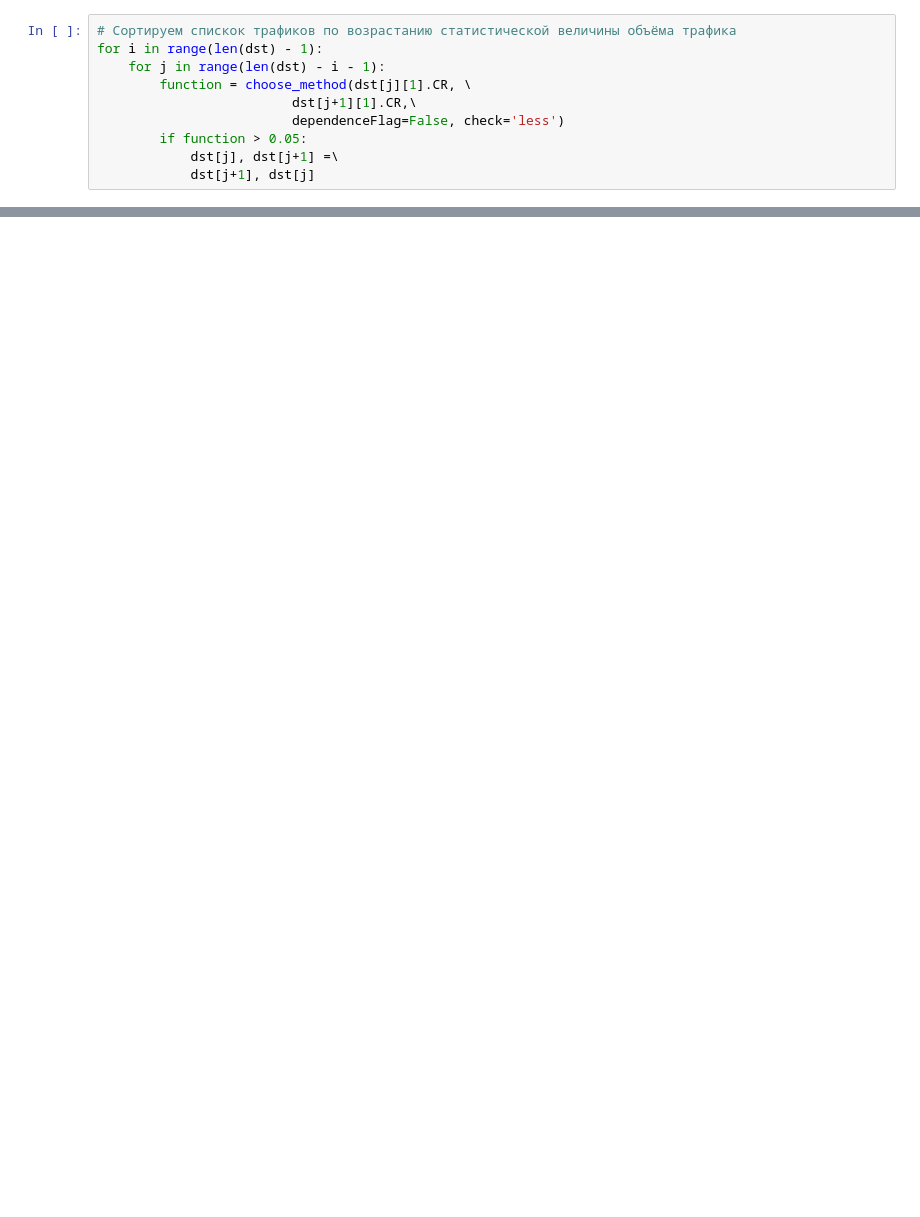
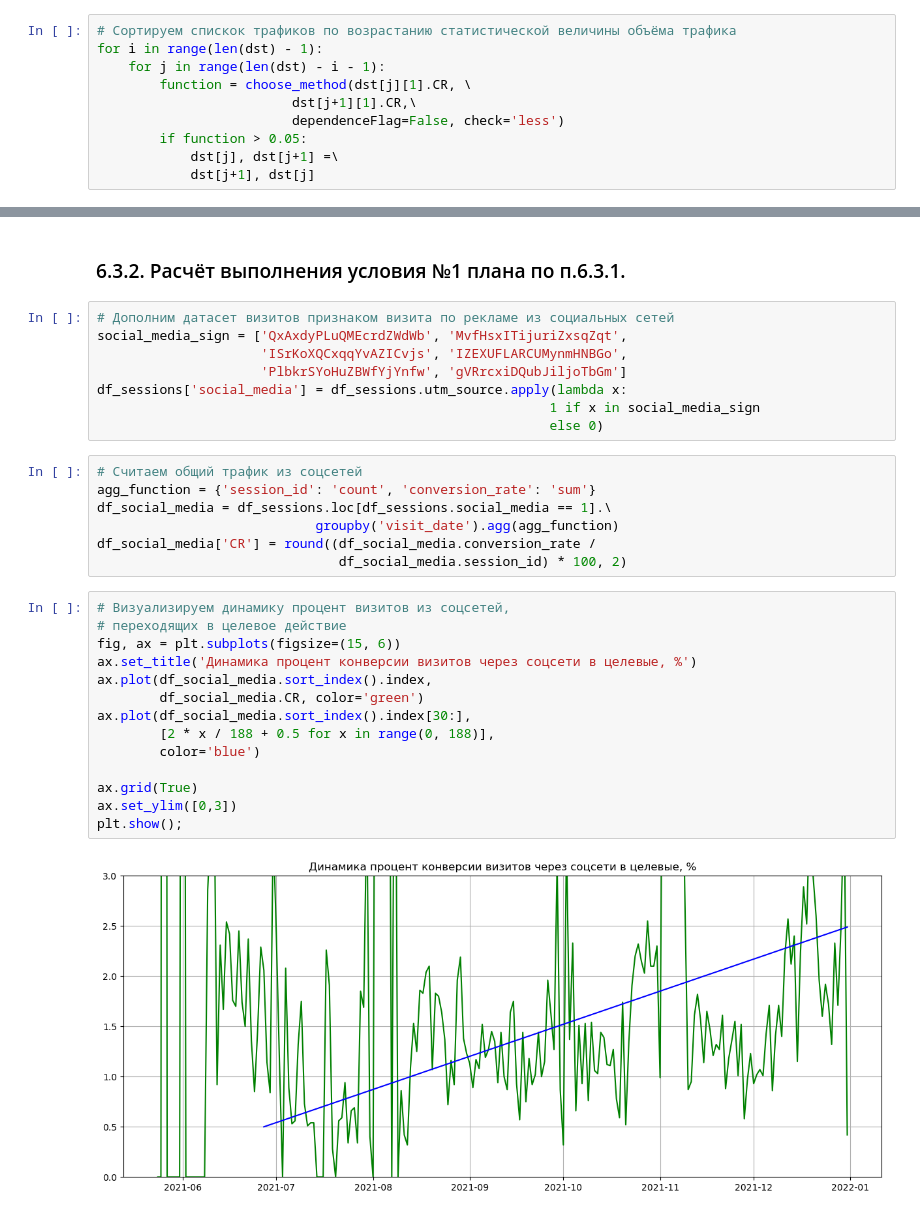
Before and after one commit to ArgentovS/SberAutoAnalyst, a Jupyter notebook: SberAuto.ipynb, the cells around one changed output, grey strips where cells are left out. Cells and saved outputs as stored; diff of their text form; blank space fills up the shorter version.

```diff
--- a/SberAuto.ipynb
+++ b/SberAuto.ipynb
@@ -826,0 +828,33 @@ plt.show();
+# %% [markdown]
+### 6.3.2. Расчёт выполнения условия №1 плана по п.6.3.1.
+# %%
+# Дополним датасет визитов признаком визита по рекламе из социальных сетей
+social_media_sign = ['QxAxdyPLuQMEcrdZWdWb', 'MvfHsxITijuriZxsqZqt',
+                     'ISrKoXQCxqqYvAZICvjs', 'IZEXUFLARCUMynmHNBGo',
+                     'PlbkrSYoHuZBWfYjYnfw', 'gVRrcxiDQubJiljoTbGm']
+df_sessions['social_media'] = df_sessions.utm_source.apply(lambda x:
+                                                          1 if x in social_media_sign
+                                                          else 0)
+# %%
+# Считаем общий трафик из соцсетей
+agg_function = {'session_id': 'count', 'conversion_rate': 'sum'}
+df_social_media = df_sessions.loc[df_sessions.social_media == 1].\
+                            groupby('visit_date').agg(agg_function)
+df_social_media['CR'] = round((df_social_media.conversion_rate /
+                               df_social_media.session_id) * 100, 2)
+# %%
+# Визуализируем динамику процент визитов из соцсетей,
+# переходящих в целевое действие
+fig, ax = plt.subplots(figsize=(15, 6))
+ax.set_title('Динамика процент конверсии визитов через соцсети в целевые, %')
+ax.plot(df_social_media.sort_index().index,
+        df_social_media.CR, color='green')
+ax.plot(df_social_media.sort_index().index[30:],
+        [2 * x / 188 + 0.5 for x in range(0, 188)],
+        color='blue')
+
+ax.grid(True)
+ax.set_ylim([0,3])
+plt.show();
+# %% [output]
+[figure, added]
```
Also changed, not shown: parts of 33 cells of this notebook.
